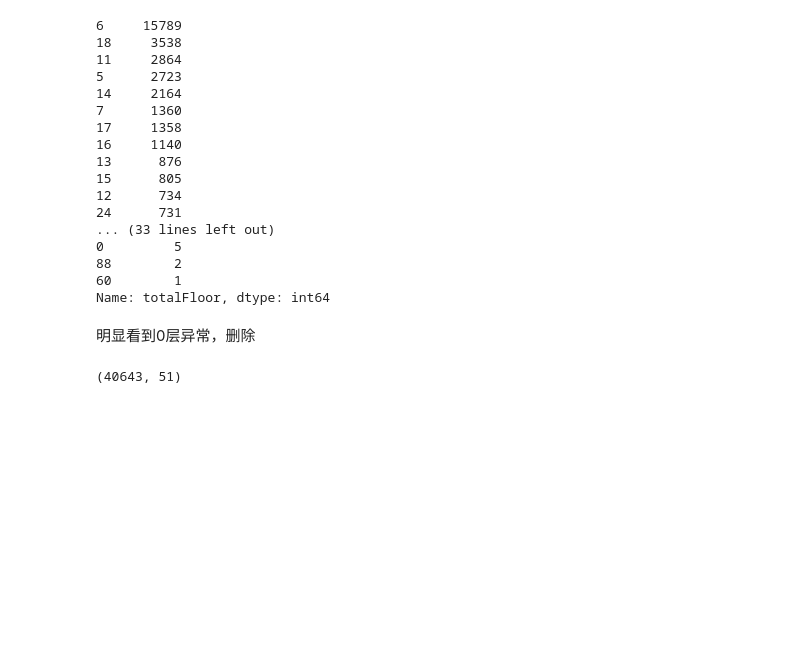
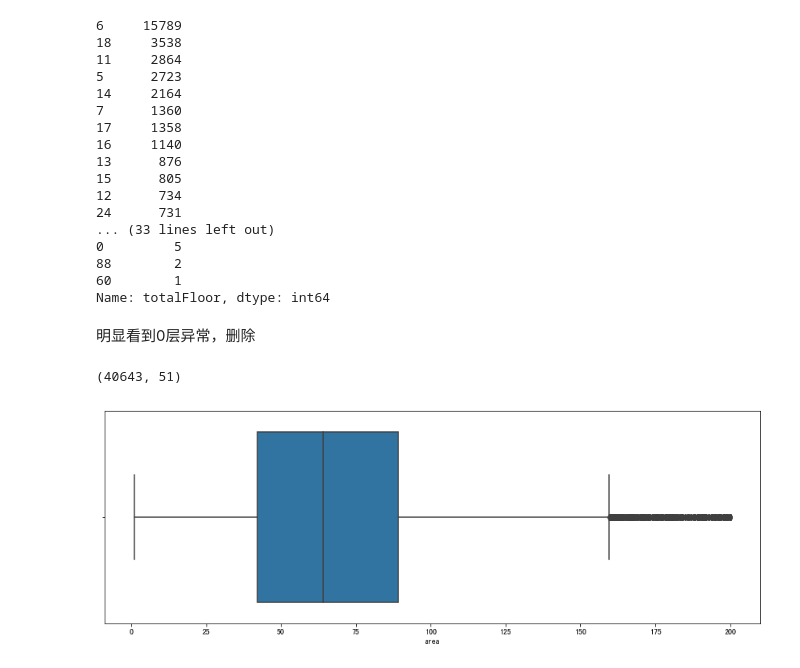
Before and after one commit to Jiachengciel/Futurelab-2019-House-Rent-Forecast, a Jupyter notebook: 1. EDA.ipynb, the cells around one changed output. Cells and saved outputs as stored; diff of their text form; code cells hidden in the pictures; blank space fills up the shorter version.

```diff
--- a/1. EDA.ipynb
+++ b/1. EDA.ipynb
@@ -697,3 +704,10 @@ data_train.drop(data_train[(data_train['totalFloor'] == 0)].index, inplace=True)
 data_train.shape
 # %% [output]
 (40643, 51)
+# %%
+# 查看一下清洗后的area
+plt.figure(figsize=(15,5))
+sns.boxplot(data_train.area)
+plt.show()
+# %% [output]
+[figure, added]
```
Also changed, not shown: parts of 2 cells of this notebook.
